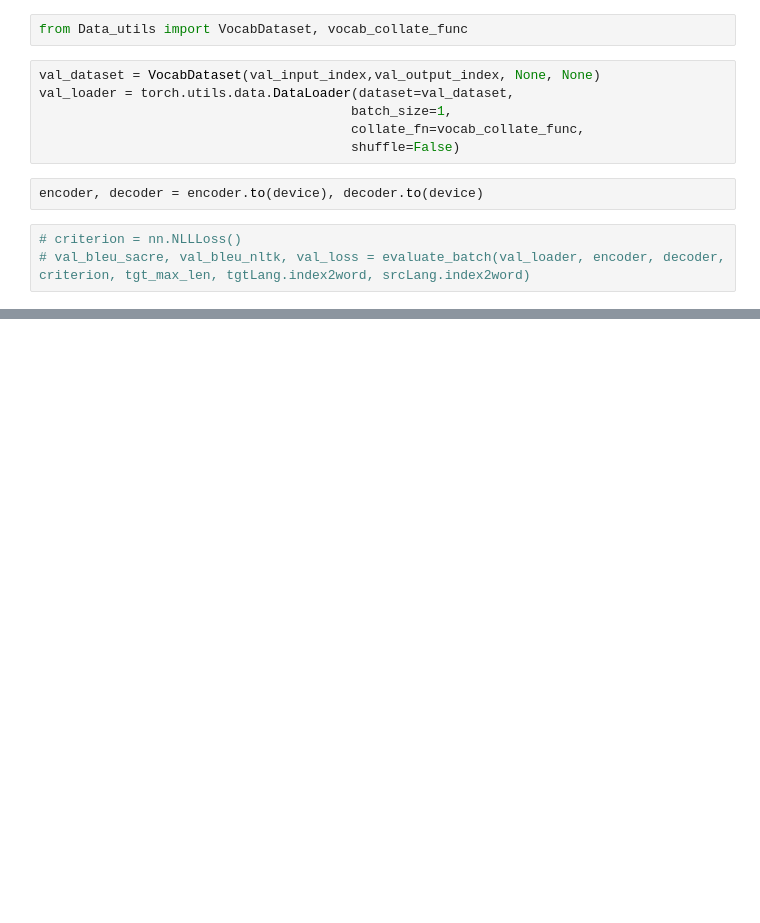
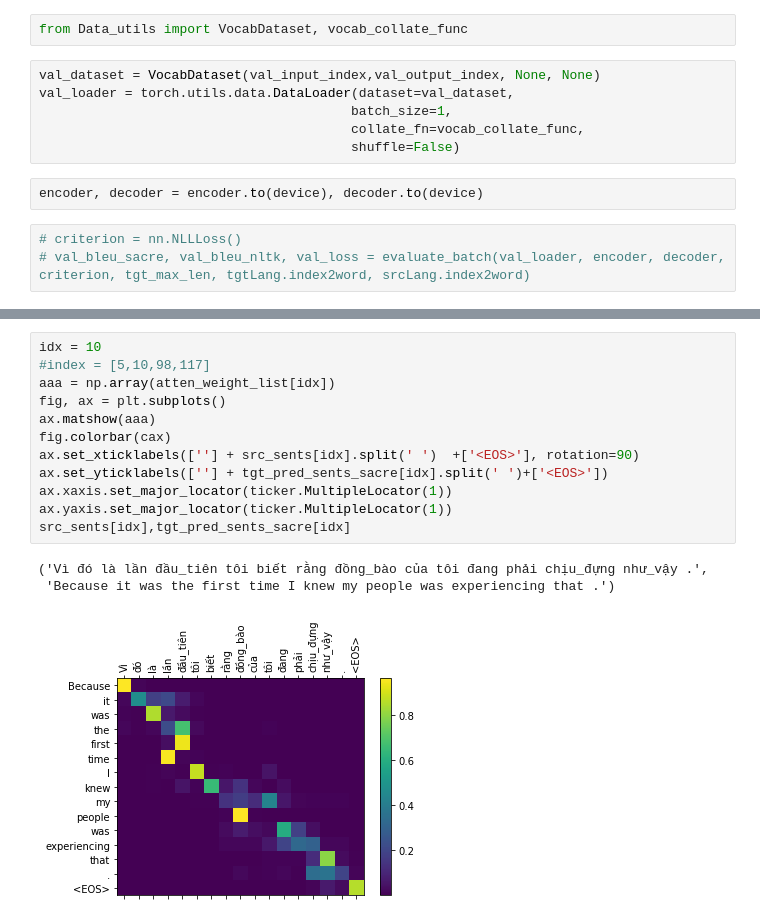
Before and after one commit to YvesWang/Machine_Translation_NLP, a Jupyter notebook: Visulization.ipynb, the cells around one changed output, grey strips where cells are left out. Saved outputs shown, nothing was run; the diff lists cells and outputs as text; blank space fills up the shorter version.

```diff
--- a/Visulization.ipynb
+++ b/Visulization.ipynb
@@ -327,0 +294,16 @@ b
+# %%
+idx = 10
+#index = [5,10,98,117]
+aaa = np.array(atten_weight_list[idx])
+fig, ax = plt.subplots()
+ax.matshow(aaa)
+fig.colorbar(cax)
+ax.set_xticklabels([''] + src_sents[idx].split(' ')  +['<EOS>'], rotation=90)
+ax.set_yticklabels([''] + tgt_pred_sents_sacre[idx].split(' ')+['<EOS>'])
+ax.xaxis.set_major_locator(ticker.MultipleLocator(1))
+ax.yaxis.set_major_locator(ticker.MultipleLocator(1))
+src_sents[idx],tgt_pred_sents_sacre[idx]
+# %% [output]
+('Vì đó là lần đầu_tiên tôi biết rằng đồng_bào của tôi đang phải chịu_đựng như_vậy .',
+ 'Because it was the first time I knew my people was experiencing that .')
+[figure, added]
```
Also changed, not shown: parts of 28 cells of this notebook.
